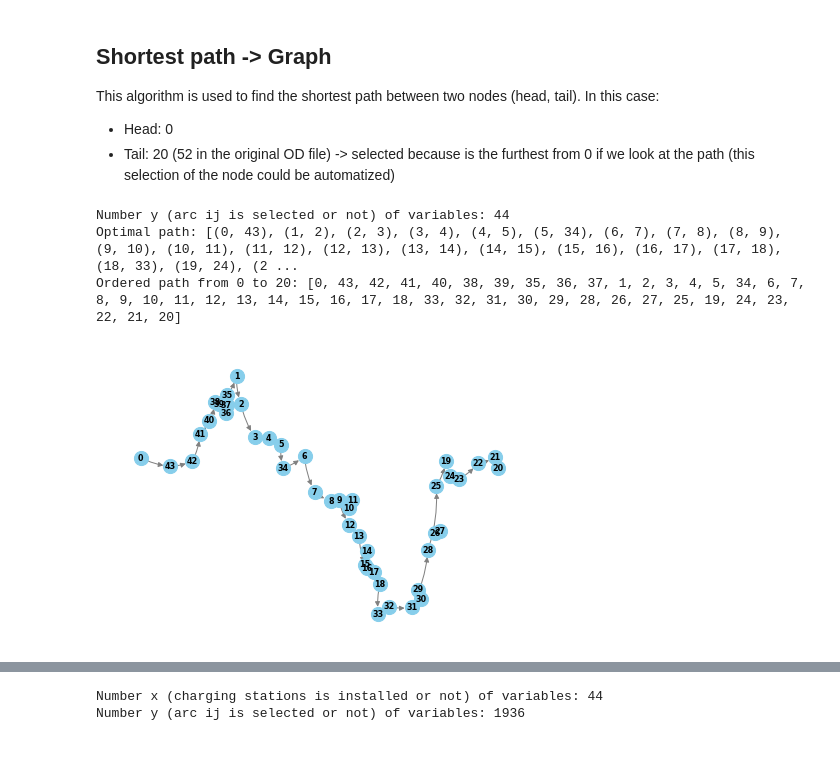
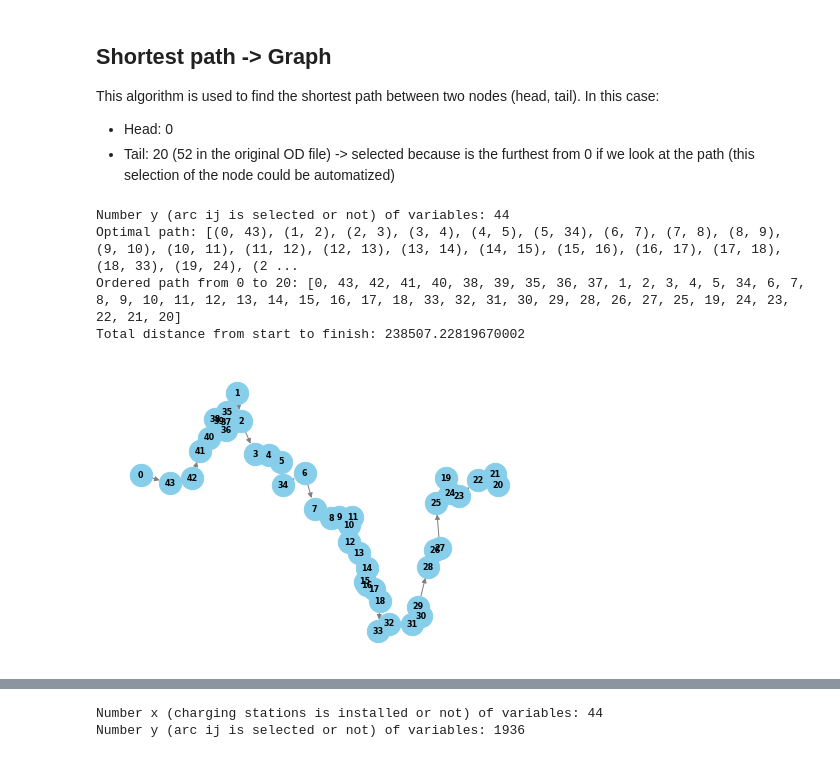
Before and after one commit to lorenzo-battiston/for-biglab, a Jupyter notebook: Text_big_project.ipynb, the cells around one changed output, grey strips where cells are left out. Drawn from its saved outputs; the diff is of its cells as text; code cells hidden in the pictures.

Commit message:
equivalent graph

```diff
--- a/Text_big_project.ipynb
+++ b/Text_big_project.ipynb
@@ -304,30 +304,40 @@ while current_node != 20:
             current_node = j  # Update the current node to j
             break
 
+
 # Print the ordered path
 print("Ordered path from 0 to 20:", ordered_path)
+
+total_distance = 0
+
+# Iterate over the path to sum the distances
+for i in range(len(ordered_path) - 1):
+    total_distance += distance_matrix[ordered_path[i]][ordered_path[i + 1]]
+
+print("Total distance from start to finish:", total_distance)
 # %% [output]
 Number y (arc ij is selected or not) of variables: 44
 Optimal path: [(0, 43), (1, 2), (2, 3), (3, 4), (4, 5), (5, 34), (6, 7), (7, 8), (8, 9), (9, 10), (10, 11), (11, 12), (12, 13), (13, 14), (14, 15), (15, 16), (16, 17), (17, 18), (18, 33), (19, 24), (2 ...
 Ordered path from 0 to 20: [0, 43, 42, 41, 40, 38, 39, 35, 36, 37, 1, 2, 3, 4, 5, 34, 6, 7, 8, 9, 10, 11, 12, 13, 14, 15, 16, 17, 18, 33, 32, 31, 30, 29, 28, 26, 27, 25, 19, 24, 23, 22, 21, 20]
+Total distance from start to finish: 238507.22819670002
 # %%
 G = nx.DiGraph()
 
 # Add nodes
 for i, row in nodes_data.iterrows():
     G.add_node(row["tourist_dest_id"], pos=(row["x (longitude)"], row["y (latitude)"]),
                label=row["Comune"] + " - " + str(row["Piazza"]))
 
 # Add edges for the optimal path
 for i in range(len(path)):
     origin, destination = path[i]
     G.add_edge(origin, destination, distance=distance_matrix[origin][destination])
 
 # Draw the graph
 pos = nx.get_node_attributes(G, "pos")
-nx.draw(G, pos, with_labels=True, node_size=200, font_size=8, font_color="black", font_weight="bold",
-        node_color="skyblue", edge_color="gray", arrowsize=10, connectionstyle='arc3,rad=0.1')
+nx.draw(G, pos, with_labels=True, node_size=500, font_size=8, font_color="black", font_weight="bold",
+        node_color="skyblue", edge_color="gray", arrowsize=10)
 
 plt.show()
 # %% [output]
-[figure, old version]
+[figure, new version]
```
Also changed, not shown: parts of 2 cells of this notebook.
